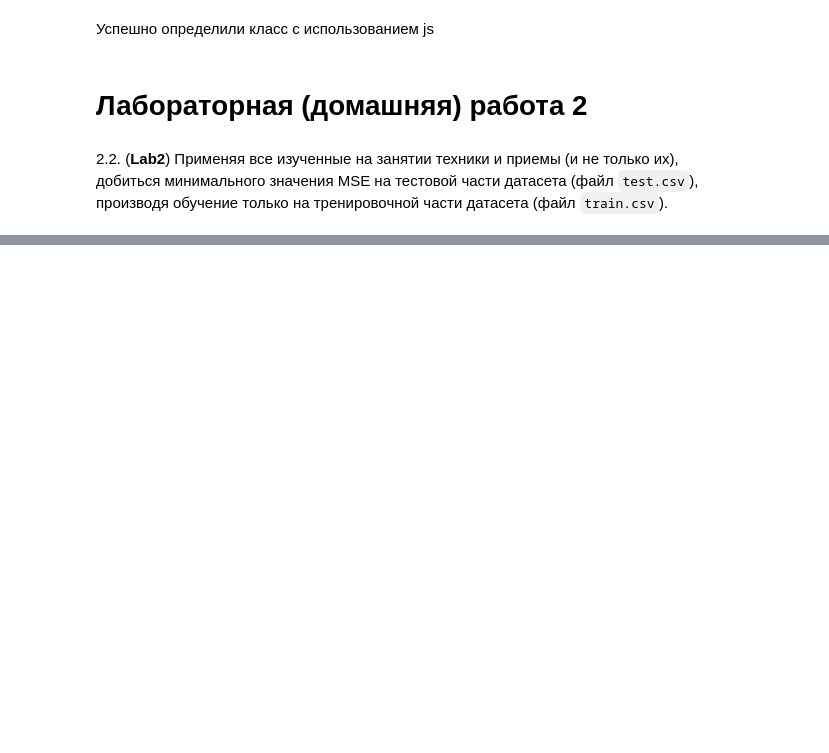
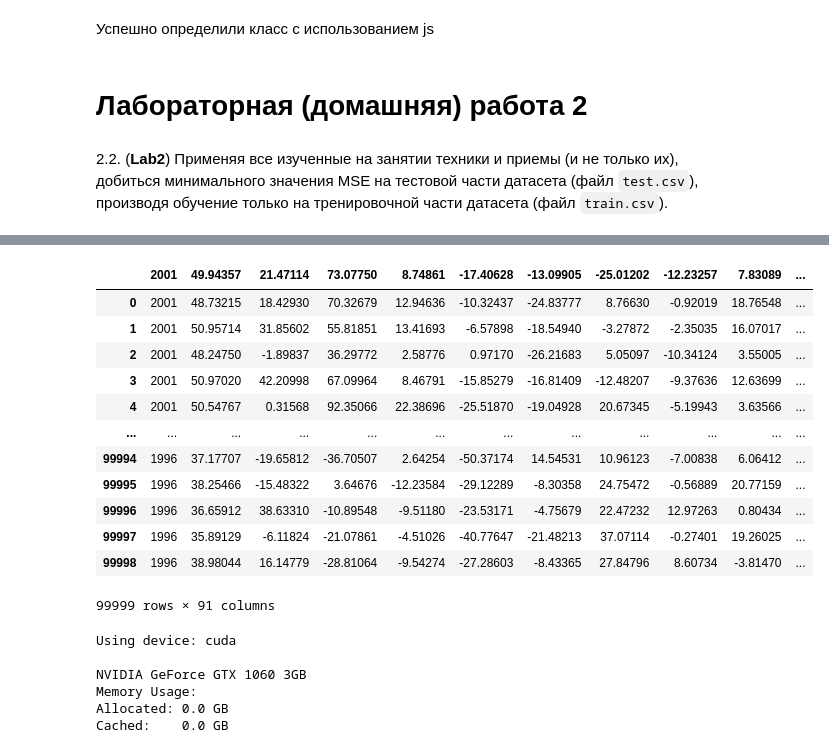
Before and after one commit to bitcoineazy/Machine_Learning, a Jupyter notebook: PyTorch/KABYTE_FA/02_MLOps/sem02_pytorch_advanced_v1.ipynb, the cells around one changed output, grey strips where cells are left out. Saved outputs shown, nothing was run; the diff lists cells and outputs as text; code cells hidden in the pictures; blank space fills up the shorter version.

```diff
--- a/PyTorch/KABYTE_FA/02_MLOps/sem02_pytorch_advanced_v1.ipynb
+++ b/PyTorch/KABYTE_FA/02_MLOps/sem02_pytorch_advanced_v1.ipynb
@@ -974,0 +1000,16 @@ runExample();
+# %%
+train_data
+# %% [output]
+|  | 2001 | 49.94357 | 21.47114 | 73.07750 | 8.74861 | -17.40628 | -13.09905 | -25.01202 | -12.23257 | 7.83089 | ... |
+| 0 | 2001 | 48.73215 | 18.42930 | 70.32679 | 12.94636 | -10.32437 | -24.83777 | 8.76630 | -0.92019 | 18.76548 | ... |
+| 1 | 2001 | 50.95714 | 31.85602 | 55.81851 | 13.41693 | -6.57898 | -18.54940 | -3.27872 | -2.35035 | 16.07017 | ... |
+| 2 | 2001 | 48.24750 | -1.89837 | 36.29772 | 2.58776 | 0.97170 | -26.21683 | 5.05097 | -10.34124 | 3.55005 | ... |
+| 3 | 2001 | 50.97020 | 42.20998 | 67.09964 | 8.46791 | -15.85279 | -16.81409 | -12.48207 | -9.37636 | 12.63699 | ... |
+| 4 | 2001 | 50.54767 | 0.31568 | 92.35066 | 22.38696 | -25.51870 | -19.04928 | 20.67345 | -5.19943 | 3.63566 | ... |
+| ... | ... | ... | ... | ... | ... | ... | ... | ... | ... | ... | ... |
+| 99994 | 1996 | 37.17707 | -19.65812 | -36.70507 | 2.64254 | -50.37174 | 14.54531 | 10.96123 | -7.00838 | 6.06412 | ... |
+| 99995 | 1996 | 38.25466 | -15.48322 | 3.64676 | -12.23584 | -29.12289 | -8.30358 | 24.75472 | -0.56889 | 20.77159 | ... |
+| 99996 | 1996 | 36.65912 | 38.63310 | -10.89548 | -9.51180 | -23.53171 | -4.75679 | 22.47232 | 12.97263 | 0.80434 | ... |
+| 99997 | 1996 | 35.89129 | -6.11824 | -21.07861 | -4.51026 | -40.77647 | -21.48213 | 37.07114 | -0.27401 | 19.26025 | ... |
+| 99998 | 1996 | 38.98044 | 16.14779 | -28.81064 | -9.54274 | -27.28603 | -8.43365 | 27.84796 | 8.60734 | -3.81470 | ... |
+99999 rows × 91 columns
@@ -974,0 +1030,17 @@ runExample();
+# %%
+print('Using device:', device)
+print()
+
+#Additional Info when using cuda
+if device.type == 'cuda':
+    print(torch.cuda.get_device_name(0))
+    print('Memory Usage:')
+    print('Allocated:', round(torch.cuda.memory_allocated(0)/1024**3,1), 'GB')
+    print('Cached:   ', round(torch.cuda.memory_reserved(0)/1024**3,1), 'GB')
+# %% [output]
+Using device: cuda
+
+NVIDIA GeForce GTX 1060 3GB
+Memory Usage:
+Allocated: 0.0 GB
+Cached:    0.0 GB
```
Also changed, not shown: parts of 35 cells of this notebook, 3 other files.
